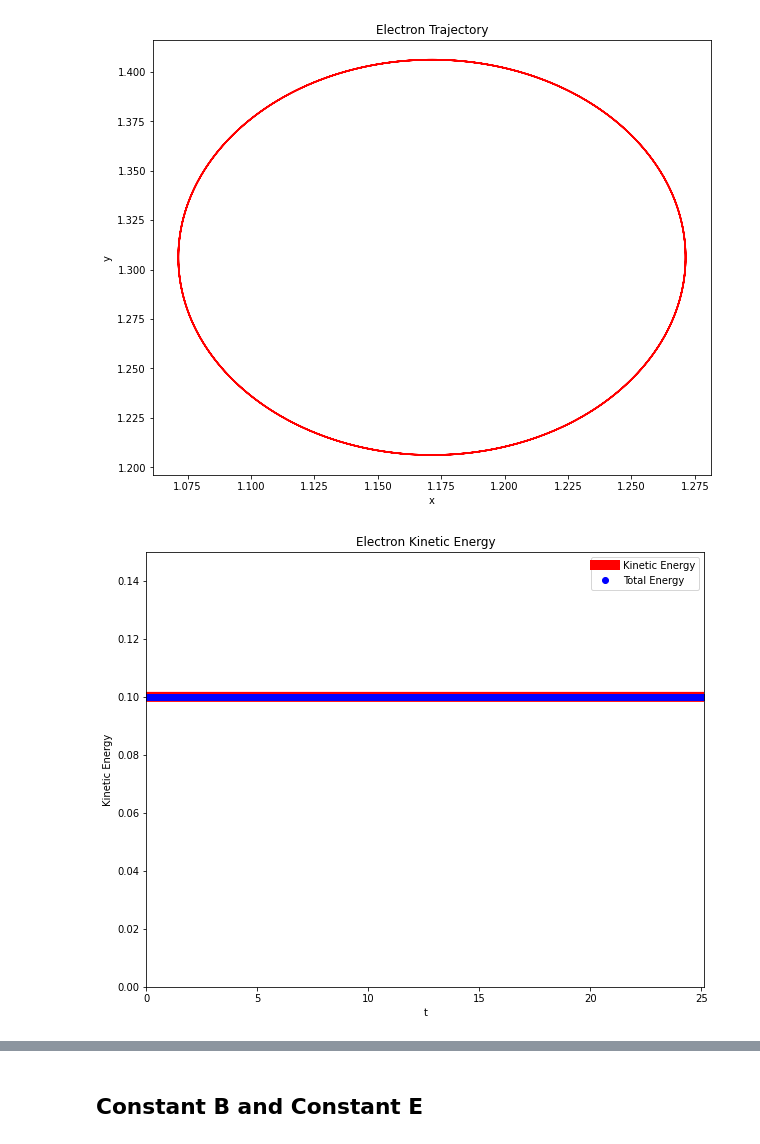
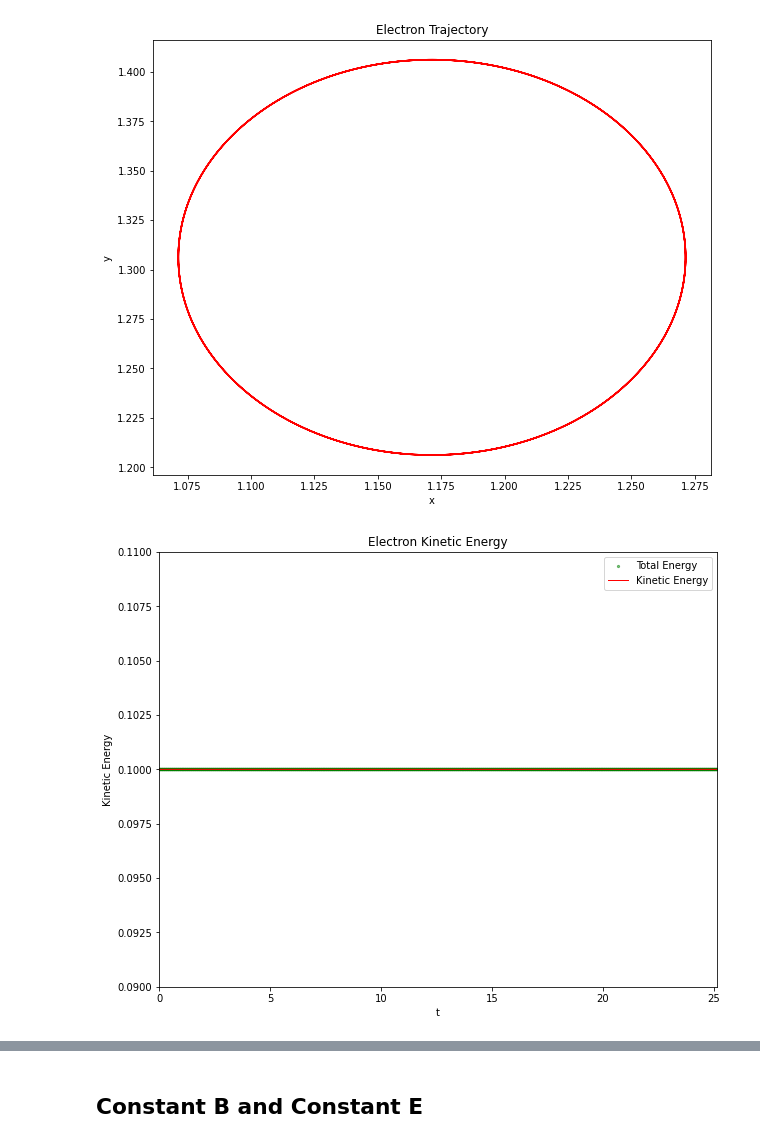
Before and after one commit to Hari31416/MSc_Project, a Jupyter notebook: zpic/python/notebooks/Single_Particle.ipynb, the cells around one changed output, grey strips where cells are left out. Cells and saved outputs as stored; diff of their text form; code cells hidden in the pictures.

```diff
--- a/zpic/python/notebooks/Single_Particle.ipynb
+++ b/zpic/python/notebooks/Single_Particle.ipynb
@@ -16,30 +18,31 @@ matplotlib.rcParams["figure.figsize"] = (10, 8)
 # %%
 # Time step
 dt = 0.01
-
-# Simulation time
-# tmax = 22.8
 
 # Number of cells
 nx = [64, 64]
 
 # Simulation box size
-box = [6, 6]
+box = [6.4, 6.4]
 
 
 ## Plasma slabs
 # Particles per cell
 ppc = [4, 4]
 
-def custom_n0(x):
-    if x > 1.2 and x < 1.4:
+def custom_nx(x):
+    if x > 6.3:
         return 1.0
     else:
+        # print("IN ELSE")
         return 0.0
+def custom_ny(y):
+    return 1
 # Use a custom density profile
-dens = zpic.Density(type="custom", custom_x=custom_n0, custom_y=custom_n0)
+# dens = zpic.Density(type="custom", custom_x=custom_nx, custom_y=custom_ny)
+dens = zpic.Density(type="step", start=6.3)
 # Set up a super low density
-dens.n = 1e-6
+dens.n = 1e-2
 # give it a small velocity to kick of the motion
 ufl = 0.1
 # create the species
@@ -47,11 +50,9 @@ electrons = zpic.Species("electrons", m_q=-1, ppc=ppc, density=dens, ufl=[ufl, 0
 
 # Initialize simulation
 sim = zpic.Simulation(nx, box, dt, species=electrons)
-
-#
+print(electrons.particles.shape)
 electrons.n_sort = 0
 
-# Setup the external fields (Remenber that they must be perpendicular)
 B = [0, 0, 1]
 E = [0, 0, 0]
 
@@ -62,10 +63,11 @@ sim.emf.set_ext_fld(ext)
 ele_part_rep = []
 ele_energy = []
 # pos_energy = []
-while sim.t < 8 * np.pi:
+while sim.t < 0:
     print("n = {:d}, t = {:g}".format(sim.n, sim.t), end="\r")
     # store the electron trajectories
-    ele_part_rep.append(electrons.particles[1].copy())
+    ele_part_rep.append(electrons.particles[0].copy())
     ele_energy.append(electrons.energy)
     sim.iter()
+print(i)
 # %% [output]
@@ -94,16 +97,16 @@ plt.title("Electron Trajectory");
 # %%
 K = np.sqrt(e_vx_t ** 2 + e_vy_t ** 2)
 total_energy = K+ele_energy
-plt.plot(t, K, "r", label="Kinetic Energy", linewidth=10)
-plt.plot(t, total_energy, "ob", label="Total Energy")
+plt.scatter(t, total_energy, label="Total Energy", s=5, alpha=0.5, c="g")
+plt.plot(t, K, "r", label="Kinetic Energy", linewidth=1)
 plt.xlim(0, t.max())
 plt.xlabel("t")
 plt.ylabel("Kinetic Energy")
-plt.ylim(0, K.max()+0.05)
+plt.ylim(0.09, K.max()+0.01)
 plt.legend()
 plt.title("Electron Kinetic Energy");
 # %% [output]
-[figure, old version]
+[figure, new version]
 # %%
 plt.plot(e_vx_t, label="Y Speed")
 plt.plot(e_vy_t, label="X Speed")
```
Also changed, not shown: parts of 17 cells of this notebook, 1 other file.
